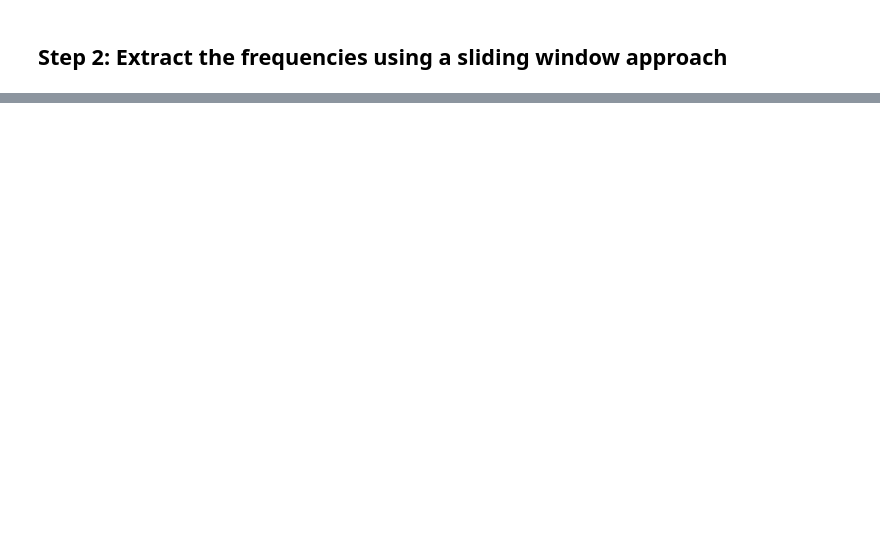
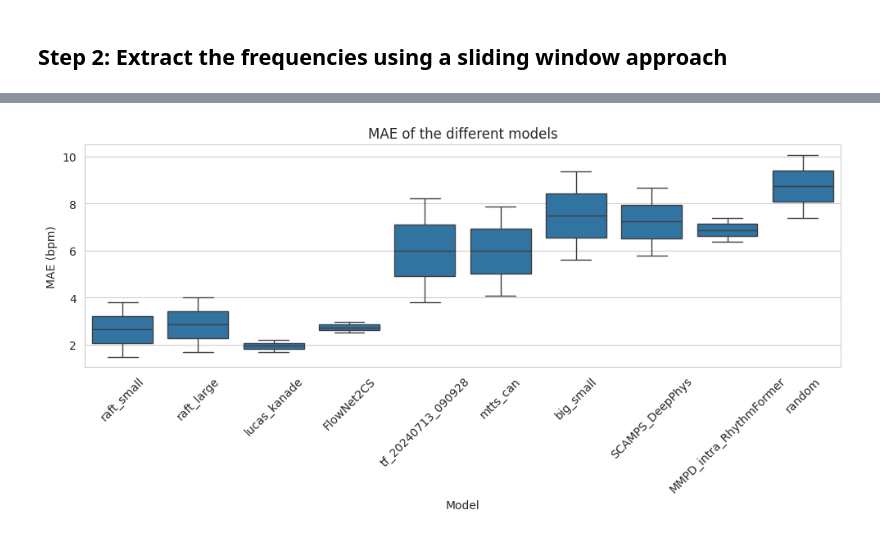
Before and after one commit to pzierahn/respiration, a Jupyter notebook: notebooks/03-Analysis/evaluation.ipynb, the cells around one changed output, grey strips where cells are left out. Drawn from its saved outputs; the diff is of its cells as text; code cells hidden in the pictures; blank space fills up the shorter version.

```diff
--- a/notebooks/03-Analysis/evaluation.ipynb
+++ b/notebooks/03-Analysis/evaluation.ipynb
@@ -264,0 +297,37 @@ distances_df
+# %%
+# Plot the MAE for the following models
+model_selection = [
+    "lucas_kanade",
+    "FlowNet2CS",
+    "raft_small",
+    "raft_large",
+    "mtts_can",
+    "tf_20240713_090928",
+    "MMPD_intra_RhythmFormer",
+    "SCAMPS_DeepPhys",
+    "big_small",
+    "random",
+]
+
+xxx = results_table_x[results_table_x['model'].isin(model_selection)]
+
+# Sort the models by the average MAE
+xxx = xxx.sort_values('MAE')
+
+import seaborn as sns
+import matplotlib.pyplot as plt
+
+plt.figure(figsize=(10, 5))
+
+# Boxplot with std
+sns.boxplot(data=xxx, x='model', y='MAE')
+
+plt.xticks(rotation=45)
+plt.ylabel('MAE (bpm)')
+plt.xlabel('Model')
+plt.title('MAE of the different models')
+plt.tight_layout()
+
+plt.show()
+# %% [output]
+[figure, added]
```
Also changed, not shown: parts of 7 cells of this notebook.
